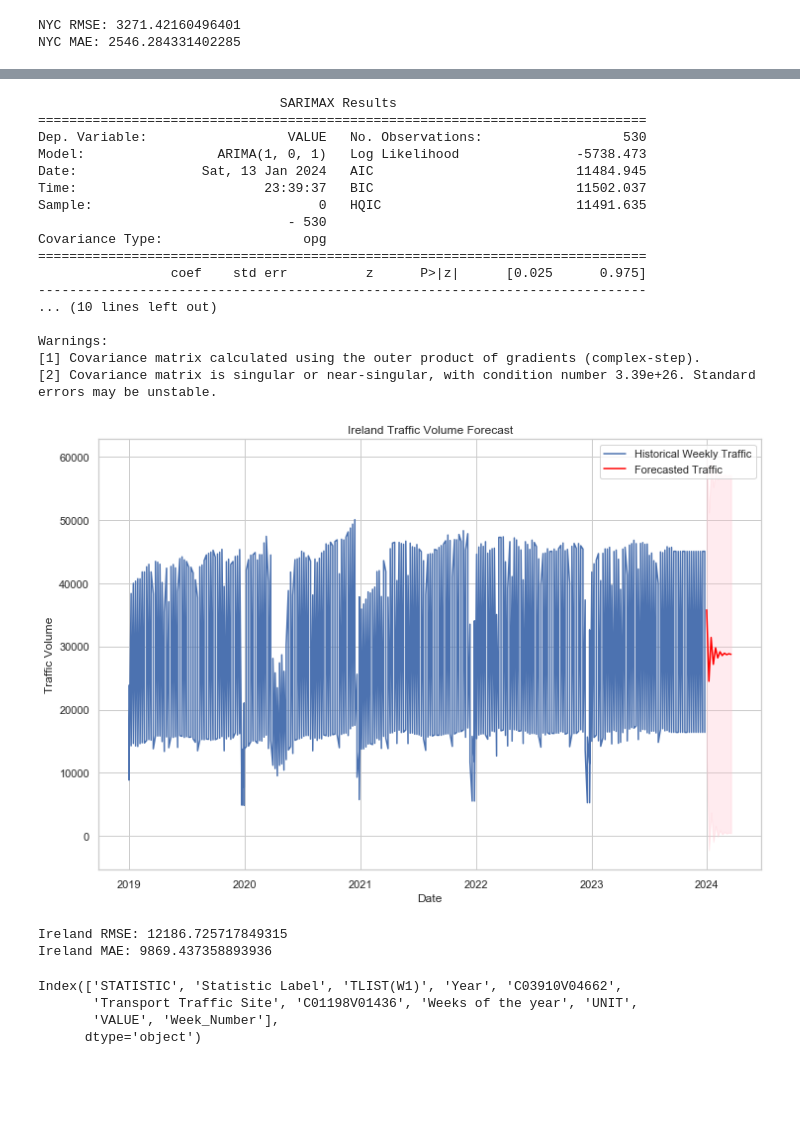
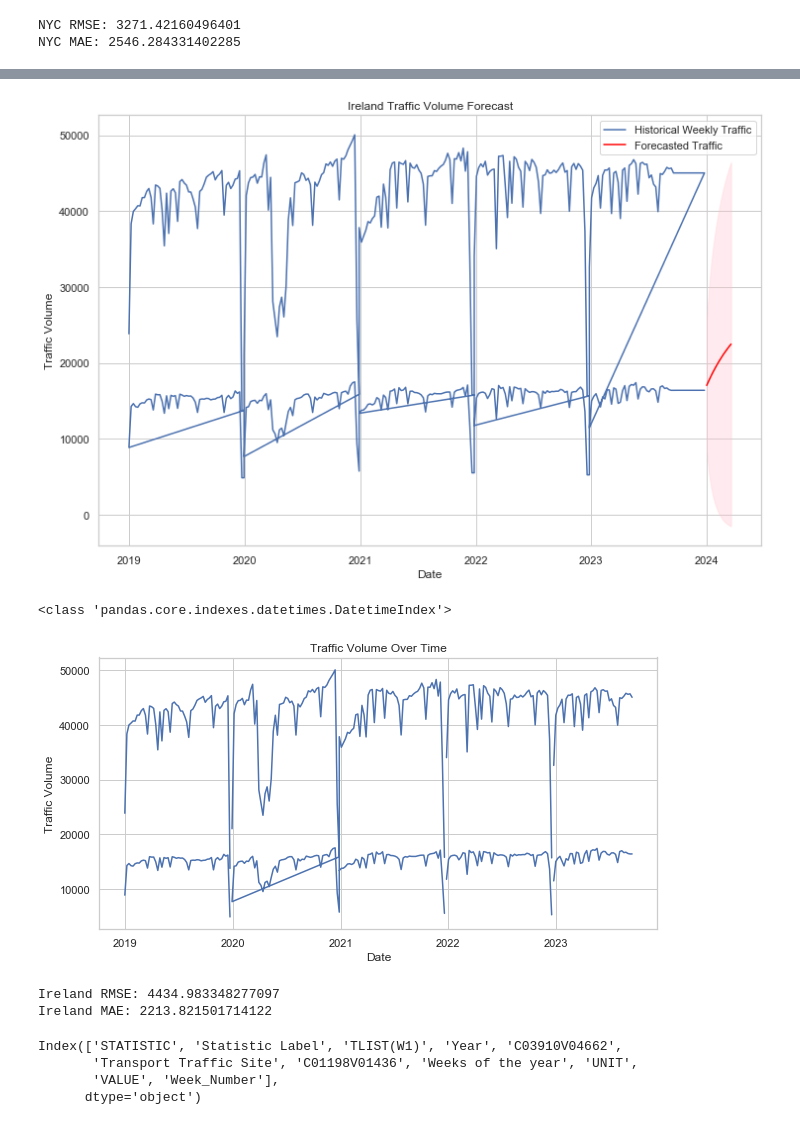
Before and after one commit to WhoisClean/ireland_transport, a Jupyter notebook: transport_ireland.ipynb, the cells around one changed output, grey strips where cells are left out. Cells and saved outputs as stored; diff of their text form; code cells hidden in the pictures; blank space fills up the shorter version.

```diff
--- a/transport_ireland.ipynb
+++ b/transport_ireland.ipynb
@@ -467,15 +492,10 @@ NYC MAE: 2546.284331402285
 # %%
 import pandas as pd
 from statsmodels.tsa.arima.model import ARIMA
-from sklearn.metrics import mean_squared_error
-from sklearn.metrics import mean_absolute_error
 import matplotlib.pyplot as plt
 from datetime import datetime, timedelta
 
-# Assuming ireland_transport_data is already loaded
-
-# Extract and format week number from 'Weeks of the year' column
-ireland_transport_data['Week_Number'] = ireland_transport_data['Weeks of the year'].str.extract('(\d+)').astype(int)
+# Assuming ireland_transport_data is already loaded and is a pandas DataFrame
 
 # Function to convert year and week number to a date
 def year_week_to_date(year, week):
@@ -484,61 +504,69 @@ def year_week_to_date(year, week):
     # Adjusting to the start of the week (Monday)
     if day_of_week != 0:
         first_day_of_year -= timedelta(days=day_of_week)
     return first_day_of_year + timedelta(weeks=week - 1)
 
+# Extract and format week number from 'Weeks of the year' column
+ireland_transport_data['Week_Number'] = ireland_transport_data['Weeks of the year'].str.extract('(\d+)').astype(int)
+
 # Apply the function to each row to calculate the date
 ireland_transport_data['Date'] = ireland_transport_data.apply(lambda row: year_week_to_date(row['Year'], row['Week_Number']), axis=1)
+
+# Now that 'Date' is correctly calculated, we can set it as the index
 ireland_transport_data.set_index('Date', inplace=True)
 
 # Selecting the 'VALUE' column for analysis
 weekly_ireland_traffic = ireland_transport_data['VALUE']
 
-# Check for and handle missing values
-weekly_ireland_traffic.fillna(method='ffill', inplace=True)
+# Handle missing values if necessary
+weekly_ireland_traffic = weekly_ireland_traffic.fillna(method='ffill')
 
 # Fit the ARIMA model
 arima_model_ireland = ARIMA(weekly_ireland_traffic, order=(1, 0, 1))
 arima_result_ireland = arima_model_ireland.fit()
-print(arima_result_ireland.summary())
 
-# Generate a date range for the forecast
-forecast_start_date = ireland_transport_data.index[-1] + timedelta(days=1)
-forecast_end_date = forecast_start_date + timedelta(weeks=12)
-forecast_index = pd.date_range(start=forecast_start_date, end=forecast_end_date, freq='W')
+# Generate a date range for the forecast starting the week after the last historical data
+last_hist_date = weekly_ireland_traffic.index[-1]
+start_forecast_date = last_hist_date + timedelta(days=7 - last_hist_date.weekday())  # start at the next Monday
+forecast_dates = pd.date_range(start=start_forecast_date, periods=12, freq='W-MON')
 
 # Forecast the future values
 forecast_ireland = arima_result_ireland.get_forecast(steps=12)
 forecast_ireland_df = forecast_ireland.summary_frame()
 
-# Plotting the forecast
+# Ensure the forecast dates are aligned
+forecast_ireland_df.index = forecast_dates
+
+# Plotting the historical and forecasted traffic volumes
 plt.figure(figsize=(12, 8))
 plt.plot(weekly_ireland_traffic.index, weekly_ireland_traffic, label='Historical Weekly Traffic')
-plt.plot(forecast_index, forecast_ireland_df['mean'], label='Forecasted Traffic', color='red')
-plt.fill_between(forecast_index, forecast_ireland_df['mean_ci_lower'], forecast_ireland_df['mean_ci_upper'], color='pink', alpha=0.3)
+plt.plot(forecast_ireland_df.index, forecast_ireland_df['mean'], label='Forecasted Traffic', color='red')
+plt.fill_between(forecast_ireland_df.index, forecast_ireland_df['mean_ci_lower'], forecast_ireland_df['mean_ci_upper'], color='pink', alpha=0.3)
 plt.title('Ireland Traffic Volume Forecast')
 plt.xlabel('Date')
 plt.ylabel('Traffic Volume')
 plt.legend()
 plt.show()
 # %% [output]
-                               SARIMAX Results
-==============================================================================
-Dep. Variable:                  VALUE   No. Observations:                  530
-Model:                 ARIMA(1, 0, 1)   Log Likelihood               -5738.473
-Date:                Sat, 13 Jan 2024   AIC                          11484.945
-Time:                        23:39:37   BIC                          11502.037
-Sample:                             0   HQIC                         11491.635
-                                - 530
-Covariance Type:                  opg
-==============================================================================
-                 coef    std err          z      P>|z|      [0.025      0.975]
-------------------------------------------------------------------------------
-... (10 lines left out)
-
-Warnings:
-[1] Covariance matrix calculated using the outer product of gradients (complex-step).
-[2] Covariance matrix is singular or near-singular, with condition number 3.39e+26. Standard errors may be unstable.
-[figure, old version]
+[figure, new version]
+# %%
+import pandas as pd
+import matplotlib.pyplot as plt
+
+# Assuming ireland_transport_data is loaded with 'Date' as a DatetimeIndex
+# Check the index type
+print(type(ireland_transport_data.index))  # should be <class 'pandas.core.indexes.datetimes.DatetimeIndex'>
+
+# Plot the 'VALUE' column
+plt.figure(figsize=(10, 5))
+plt.plot(ireland_transport_data.index, ireland_transport_data['VALUE'])
+plt.title('Traffic Volume Over Time')
+plt.xlabel('Date')
+plt.ylabel('Traffic Volume')
+plt.show()
+# %% [output]
+<class 'pandas.core.indexes.datetimes.DatetimeIndex'>
+[figure, added]
 # %%
 # Calculate RMSE
 rmse_ireland = mean_squared_error(weekly_ireland_traffic, arima_result_ireland.fittedvalues, squared=False)
@@ -548,8 +576,8 @@ print(f'Ireland RMSE: {rmse_ireland}')
 mae_ireland = mean_absolute_error(weekly_ireland_traffic, arima_result_ireland.fittedvalues)
 print(f'Ireland MAE: {mae_ireland}')
 # %% [output]
-Ireland RMSE: 12186.725717849315
-Ireland MAE: 9869.437358893936
+Ireland RMSE: 4434.983348277097
+Ireland MAE: 2213.821501714122
 # %%
 ireland_transport_data.columns
 # %% [output]
```
Also changed, not shown: parts of 14 cells of this notebook.
